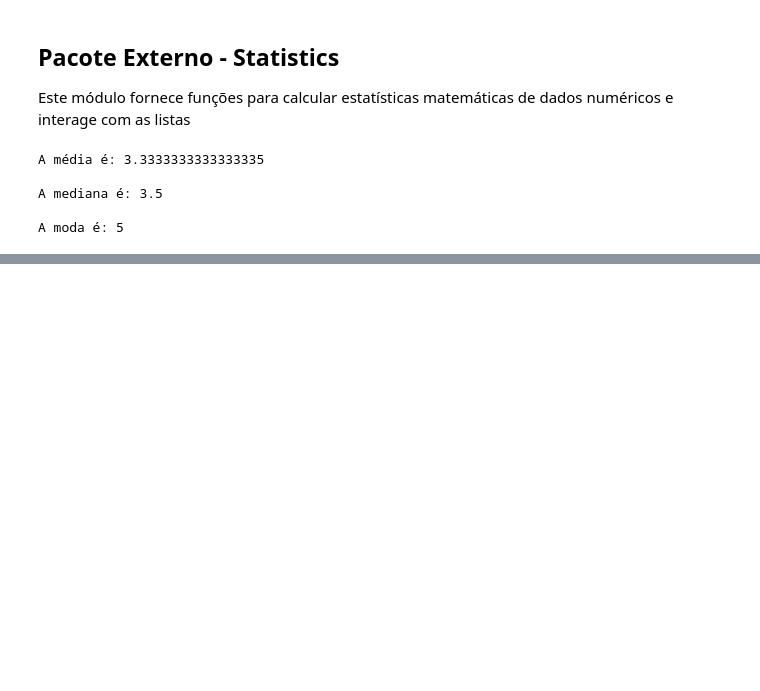
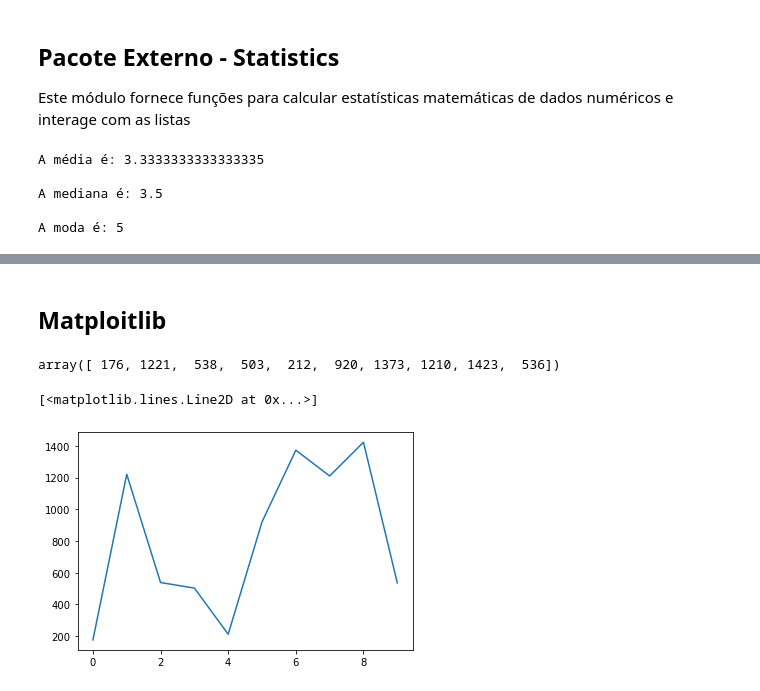
Before and after one commit to luizfernandopavanello/python_courses, a Jupyter notebook: soukAnalyticsPython/01_Programação_Python.ipynb, the cells around one changed output, grey strips where cells are left out. Drawn from its saved outputs; the diff is of its cells as text; code cells hidden in the pictures; blank space fills up the shorter version.

Commit message:
updated the files → matploitlib.

```diff
--- a/soukAnalyticsPython/01_Programação_Python.ipynb
+++ b/soukAnalyticsPython/01_Programação_Python.ipynb
@@ -441,0 +706,2 @@ A moda é: 5
+# %% [markdown]
+## Matploitlib
@@ -441,0 +711,14 @@ A moda é: 5
+# %%
+np.random.seed(7)
+# vetor com números inteiros aleatórios entre 1, 1500, com 10 amostras
+
+y = np.random.randint(low = 1, high = 1500, size = 10)
+# %%
+y
+# %% [output]
+array([ 176, 1221,  538,  503,  212,  920, 1373, 1210, 1423,  536])
+# %%
+plt.plot(y)
+# %% [output]
+[<matplotlib.lines.Line2D at 0x...>]
+[figure, added]
```
Also changed, not shown: parts of 44 cells of this notebook.
